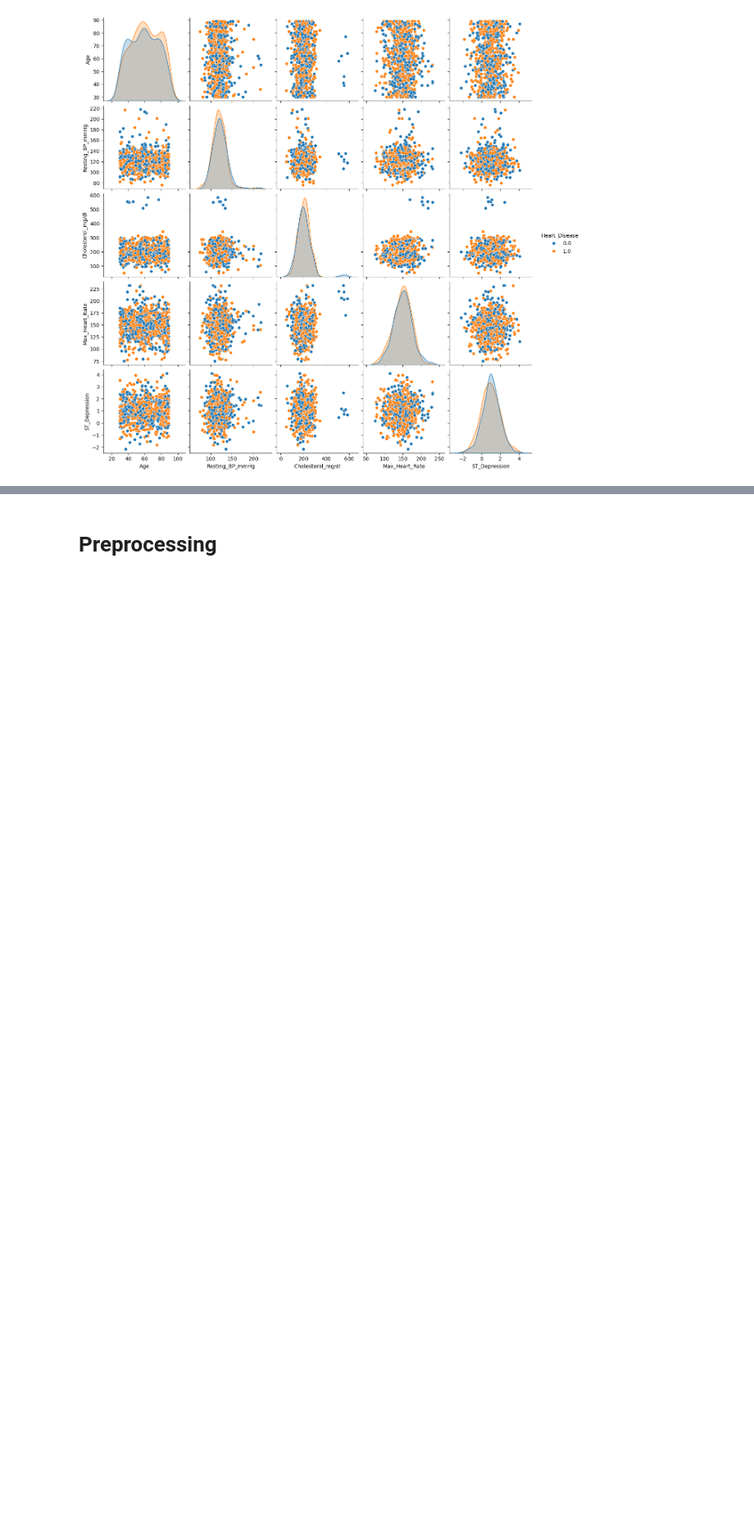
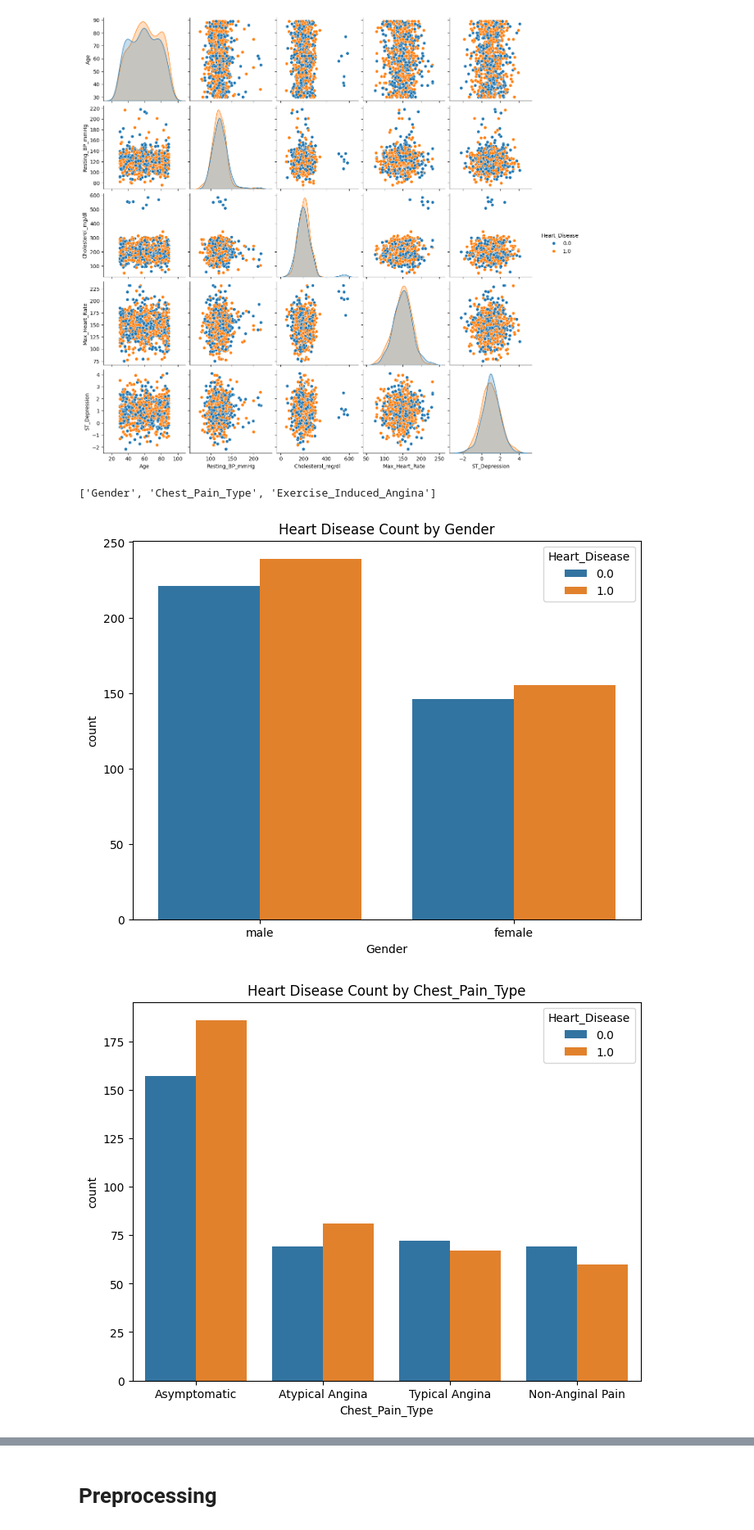
Before and after one commit to Mazen-Morsy/ML-Final, a Jupyter notebook: Heart_Disease_prediction.ipynb, the cells around one changed output, grey strips where cells are left out. Shown at 82% size. Drawn from its saved outputs; the diff is of its cells as text; code cells hidden in the pictures; blank space fills up the shorter version.

```diff
--- a/Heart_Disease_prediction.ipynb
+++ b/Heart_Disease_prediction.ipynb
@@ -15,7 +15,7 @@ from sklearn.metrics import accuracy_score , f1_score, precision_score, recall_s
 # %% [markdown]
 # EDA
 # %%
-df = pd.read_csv("/content/heart_patients_dirty_dataset.csv")
+df = pd.read_csv("/content/heart_patients_dirty_dataset (2).csv")
 # %%
 df.head()
 # %% [output]
@@ -407,3 +405,16 @@ sns.pairplot(
 plt.show()
 # %% [output]
 [figure]
+# %%
+cat_cols=list(df.select_dtypes(include=object).columns)
+cat_cols
+# %% [output]
+['Gender', 'Chest_Pain_Type', 'Exercise_Induced_Angina']
+# %%
+for col in cat_cols:
+    plt.figure(figsize=(8, 6))
+    sns.countplot(data=df, x=col, hue='Heart_Disease')
+    plt.title(f'Heart Disease Count by {col}')
+# %% [output]
+[figure, added]
+[figure, added]
```
Also changed, not shown: parts of 5 cells of this notebook.
